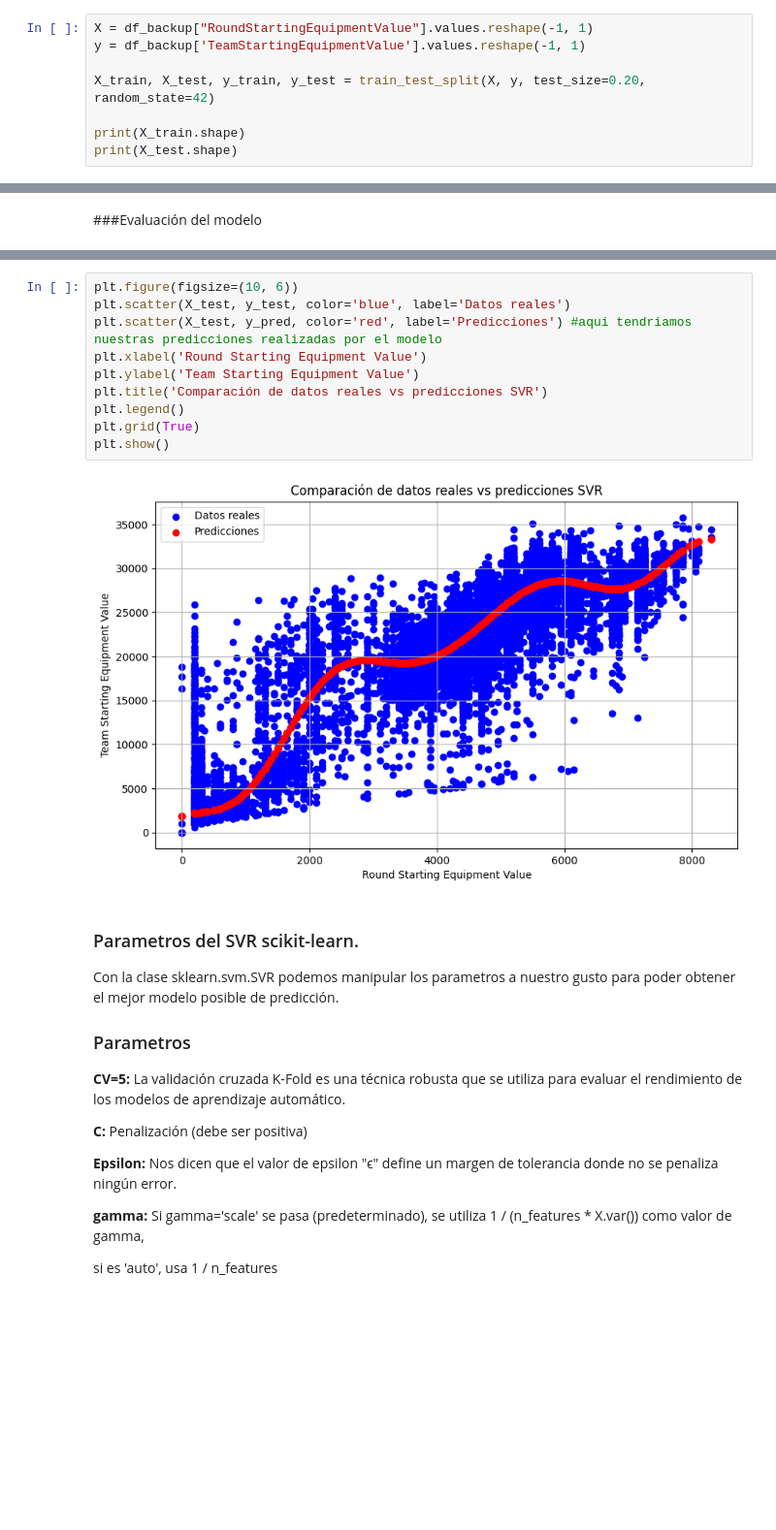
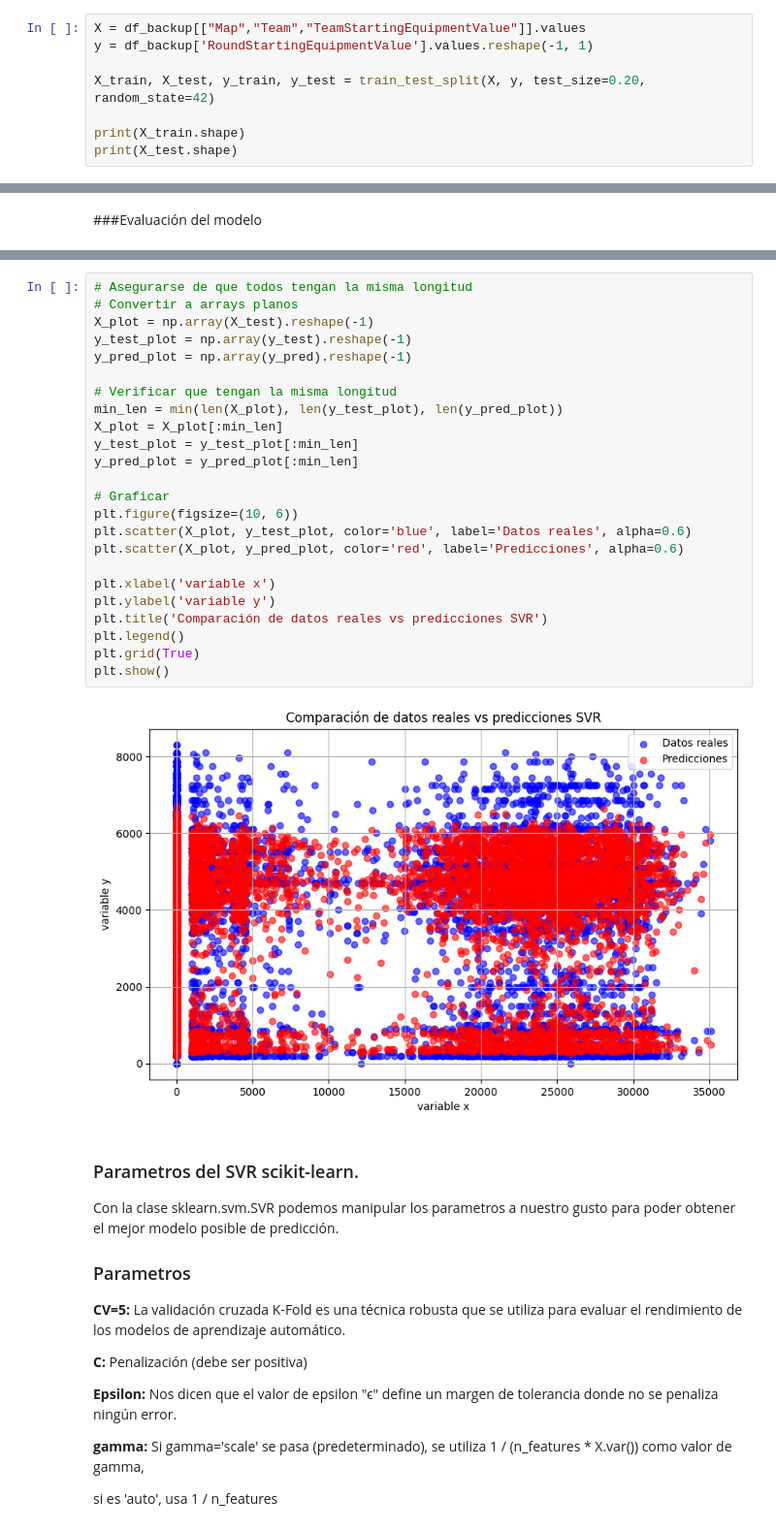
Before and after one commit to BrandonLCC/Informe_Tecnico_FMY0100, a Jupyter notebook: modelo_4_SVM.ipynb, the cells around one changed output, grey strips where cells are left out. Shown: that part at 97% size. Cells and saved outputs as stored; diff of their text form; blank space fills up the shorter version.

```diff
--- a/modelo_4_SVM.ipynb
+++ b/modelo_4_SVM.ipynb
@@ -231,8 +218,8 @@ Text(0, 0.5, 'TeamStartingEquipmentValue')
 # %% [markdown]
 ### Separación de los datos: entrenamiento y prueba
 # %%
-X = df_backup["RoundStartingEquipmentValue"].values.reshape(-1, 1)
-y = df_backup['TeamStartingEquipmentValue'].values.reshape(-1, 1)
+X = df_backup[["Map","Team","TeamStartingEquipmentValue"]].values
+y = df_backup['RoundStartingEquipmentValue'].values.reshape(-1, 1)
 
 X_train, X_test, y_train, y_test = train_test_split(X, y, test_size=0.20, random_state=42)
 
@@ -317,15 +304,29 @@ R2 Score: 0.8831988245778932
-# %%
-plt.figure(figsize=(10, 6))
-plt.scatter(X_test, y_test, color='blue', label='Datos reales')
-plt.scatter(X_test, y_pred, color='red', label='Predicciones') #aqui tendriamos nuestras predicciones realizadas por el modelo
-plt.xlabel('Round Starting Equipment Value')
-plt.ylabel('Team Starting Equipment Value')
-plt.title('Comparación de datos reales vs predicciones SVR')
-plt.legend()
-plt.grid(True)
-plt.show()
-# %% [output]
-[figure, removed]
+# %%
+# Asegurarse de que todos tengan la misma longitud
+# Convertir a arrays planos
+X_plot = np.array(X_test).reshape(-1)
+y_test_plot = np.array(y_test).reshape(-1)
+y_pred_plot = np.array(y_pred).reshape(-1)
+
+# Verificar que tengan la misma longitud
+min_len = min(len(X_plot), len(y_test_plot), len(y_pred_plot))
+X_plot = X_plot[:min_len]
+y_test_plot = y_test_plot[:min_len]
+y_pred_plot = y_pred_plot[:min_len]
+
+# Graficar
+plt.figure(figsize=(10, 6))
+plt.scatter(X_plot, y_test_plot, color='blue', label='Datos reales', alpha=0.6)
+plt.scatter(X_plot, y_pred_plot, color='red', label='Predicciones', alpha=0.6)
+
+plt.xlabel('variable x')
+plt.ylabel('variable y')
+plt.title('Comparación de datos reales vs predicciones SVR')
+plt.legend()
+plt.grid(True)
+plt.show()
+# %% [output]
+[figure, added]
 # %% [markdown]
 ### Parametros del SVR scikit-learn.
 Con la clase sklearn.svm.SVR podemos manipular los parametros a nuestro gusto para poder obtener el mejor modelo posible de predicción.
```
Also changed, not shown: parts of 22 cells of this notebook.
